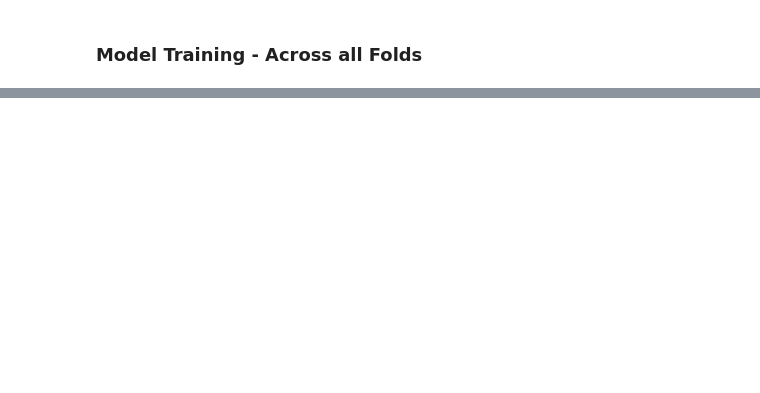
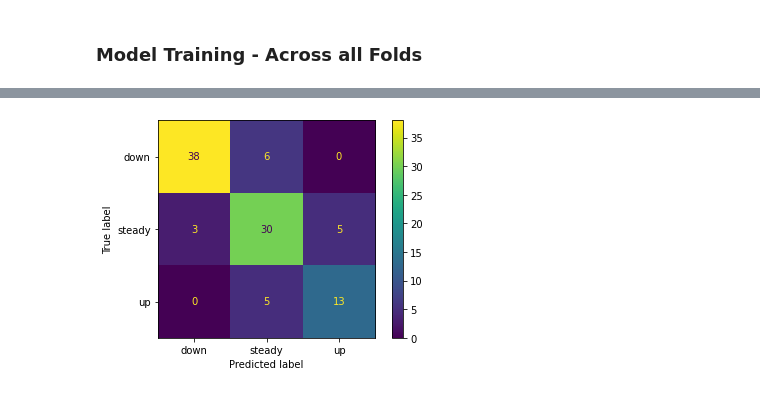
Before and after one commit to Takfes/fun-crypto-app, a Jupyter notebook: notebooks/exploration.ipynb, the cells around one changed output, grey strips where cells are left out. Saved outputs shown, nothing was run; the diff lists cells and outputs as text; code cells hidden in the pictures; blank space fills up the shorter version.

```diff
--- a/notebooks/exploration.ipynb
+++ b/notebooks/exploration.ipynb
@@ -755,0 +653,4 @@ for xx in tscv:
+# %%
+tscv = SlidingCV(X,y,window_length=3500, fh=list(range(1,(200+1))), step_length=1000, verbose=True)
+for xx in tscv:
+    X_train,y_train,X_test,y_test = xx
@@ -756,11 +664,2 @@ for xx in tscv:
 # %% [markdown]
 ### sktime ExpandingWindowSplitter
-# %%
-tscv = ExpandingWindowSplitter(fh=list(range(1,(200+1))), step_length=1000)
-n_splits = tscv.get_n_splits(y)
-print(f"Number of Folds = {n_splits}")
-
-for i, (train_index, test_index) in enumerate(tscv.split(X),start=1):
-    print(f'''({str(i).zfill(2)}) train : {train_index[0]}-{train_index[-1]} [{len(train_index)}] & test {test_index[0]}-{test_index[-1]} [{len(test_index)}]''')
-    X_train, X_test = X.loc[train_index], X.loc[test_index]
-    y_train, y_test = y[train_index], y.loc[test_index]
@@ -813,8 +692,6 @@ from tqdm import tqdm
 # %%
 %time
-SPLITS = 100 #24*7*4
-# tscv = TimeSeriesCV(X,y,n_splits=10,test_size=24*7*4,verbose=True)
-# tscv = SlidingCV(X,y,window_length=3500, fh=list(range(1,(200+1))), step_length=500, verbose=True)
+SPLITS = 100
 tscv = TimeSeriesCV(X,y,n_splits=SPLITS,test_size=1,max_train_size=5000,verbose=True)
 
 y_true = []
@@ -831,7 +708,7 @@ for foo in tqdm(tscv):
         boosting_type='dart',
         #colsample_bytree=np.sqrt(X.shape[1])/(X.shape[1]),
         n_estimators=500,
-        objective='binary',
+        objective='multiclass',
         n_jobs=-1
         )
 
@@ -952,0 +893,9 @@ skplt.metrics.plot_calibration_curve(res.actual, [[x[0] for x in y_probs_list]])
+# %%
+res = pd.DataFrame({'clf_actual':clf_true,
+                    'clf_preds':clf_preds_list,
+                    'clf_probs_0':[x[0][0] for x in clf_probs_list],
+                    'clf_probs_1':[x[0][1] for x in clf_probs_list],
+                    'clf_probs_2':[x[0][2] for x in clf_probs_list],
+                    'rgr_actual':rgr_true,
+                    'rgr_preds':rgr_preds_list})
+res
@@ -952,0 +960,7 @@ skplt.metrics.plot_calibration_curve(res.actual, [[x[0] for x in y_probs_list]])
+# %%
+cm = confusion_matrix(res.clf_actual,res.clf_preds)
+disp = ConfusionMatrixDisplay(confusion_matrix=cm,display_labels=clf.classes_)
+disp.plot()
+plt.show()
+# %% [output]
+[figure, added]
```
Also changed, not shown: parts of 83 cells of this notebook.
